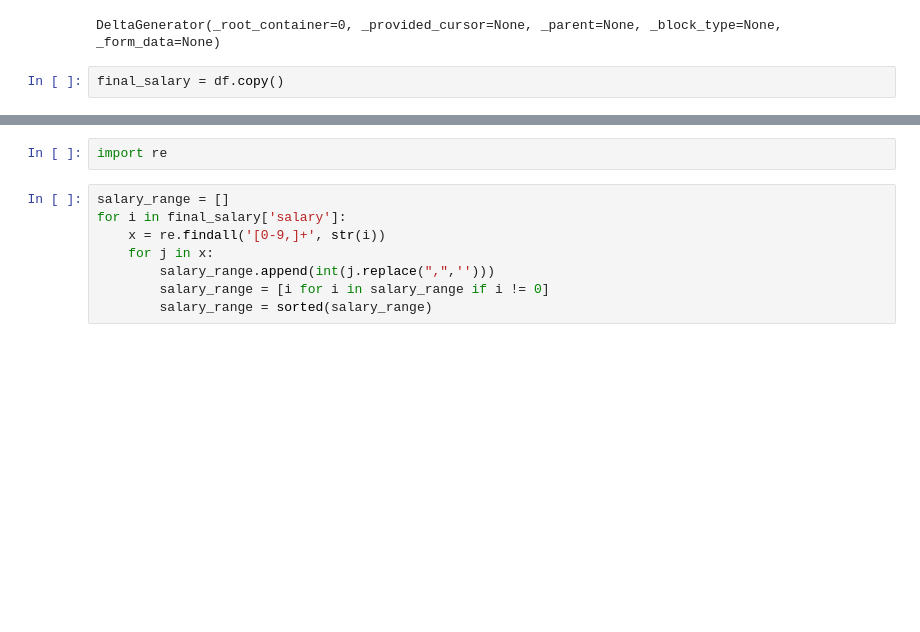
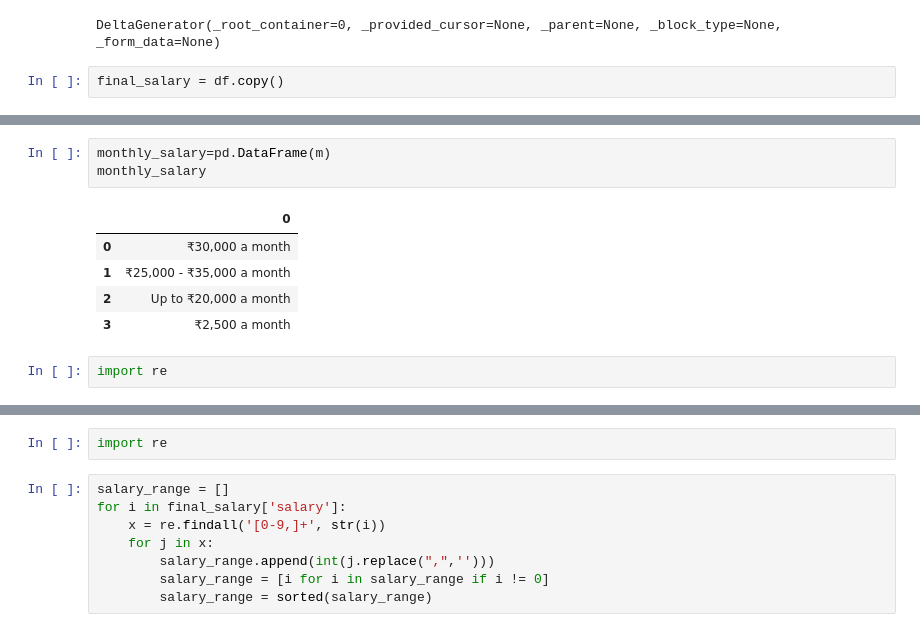
Before and after one commit to RakshitKhajuria/Job-Recomendation, a Jupyter notebook: notebook/exp.ipynb, the cells around one changed output, grey strips where cells are left out. Cells and saved outputs as stored; diff of their text form; blank space fills up the shorter version.

```diff
--- a/notebook/exp.ipynb
+++ b/notebook/exp.ipynb
@@ -178,0 +235,11 @@ final_salary = df.copy()
+# %%
+monthly_salary=pd.DataFrame(m)
+monthly_salary
+# %% [output]
+|  | 0 |
+| 0 | ₹30,000 a month |
+| 1 | ₹25,000 - ₹35,000 a month |
+| 2 | Up to ₹20,000 a month |
+| 3 | ₹2,500 a month |
+# %%
+import re
```
Also changed, not shown: parts of 23 cells of this notebook, 31 other files.
